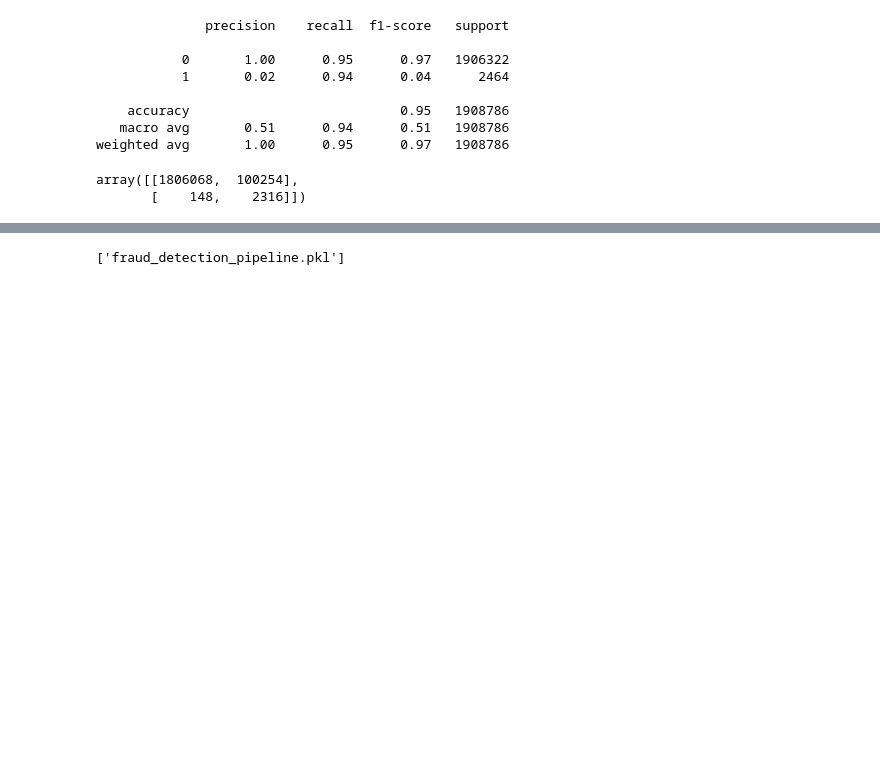
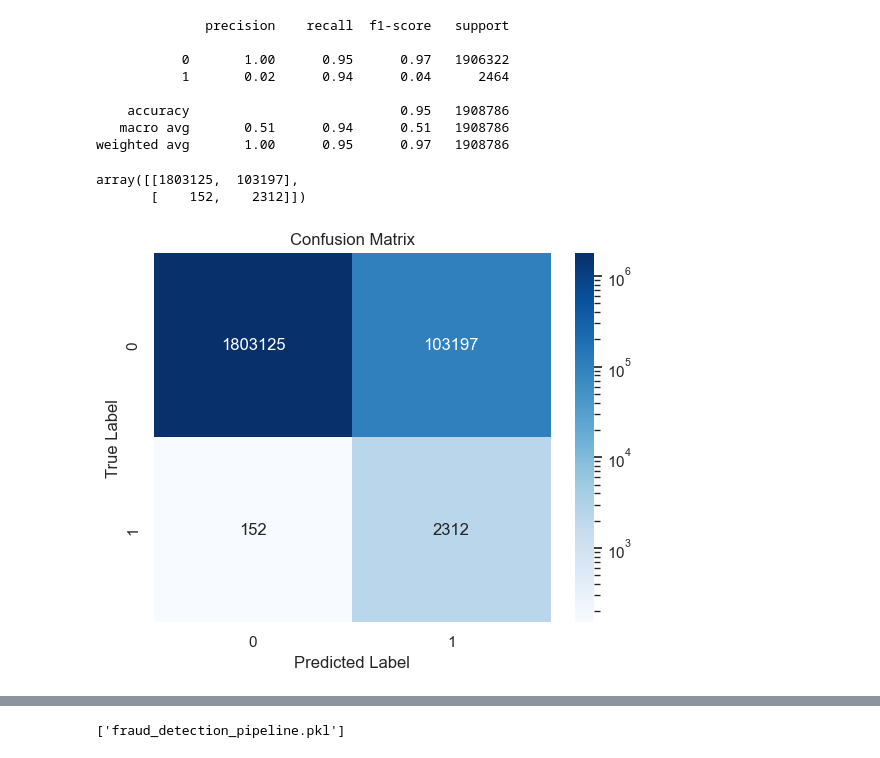
Before and after one commit to Elevate-Labs-Intern/AIML--Fraud-Detection-in-Credit-Card-Transactions, a Jupyter notebook: analysis_model.ipynb, the cells around one changed output, grey strips where cells are left out. Drawn from its saved outputs; the diff is of its cells as text; code cells hidden in the pictures; blank space fills up the shorter version.

Commit message:
Add Confusion Matix, ROC Curve, AUC score, anomaly detection(IsolationForest & LocalOutlierFactor), and an XGBClassifier.

```diff
--- a/analysis_model.ipynb
+++ b/analysis_model.ipynb
@@ -371,10 +374,21 @@ print(classification_report(y_test, y_pred))
    macro avg       0.51      0.94      0.51   1908786
 weighted avg       1.00      0.95      0.97   1908786
 # %%
-confusion_matrix(y_test, y_pred)
+cm = confusion_matrix(y_test, y_pred)
-# %% [output]
-array([[1806068,  100254],
-       [    148,    2316]])
+# %%
+cm
+# %% [output]
+array([[1803125,  103197],
+       [    152,    2312]])
+# %%
+from matplotlib.colors import LogNorm
+sns.heatmap(cm, annot=True, cmap="Blues", fmt='d', norm=LogNorm())
+plt.title("Confusion Matrix")
+plt.xlabel("Predicted Label")
+plt.ylabel("True Label")
+plt.show()
+# %% [output]
+[figure, added]
 # %%
 pipeline.score(X_test, y_test) * 100
 # %% [output]
```
Also changed, not shown: parts of 22 cells of this notebook.
